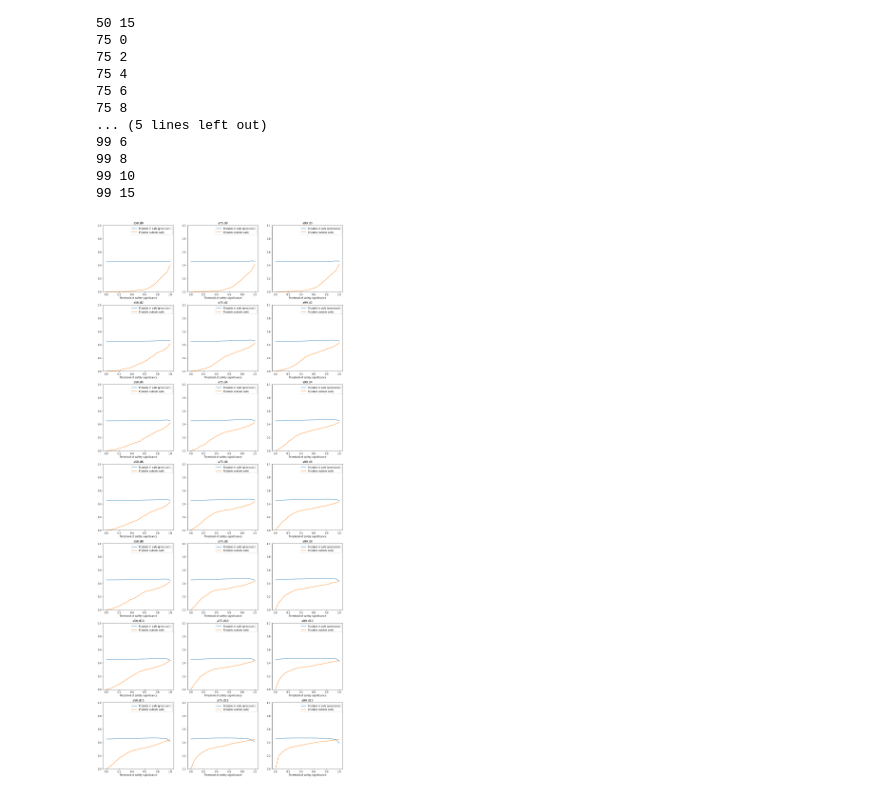
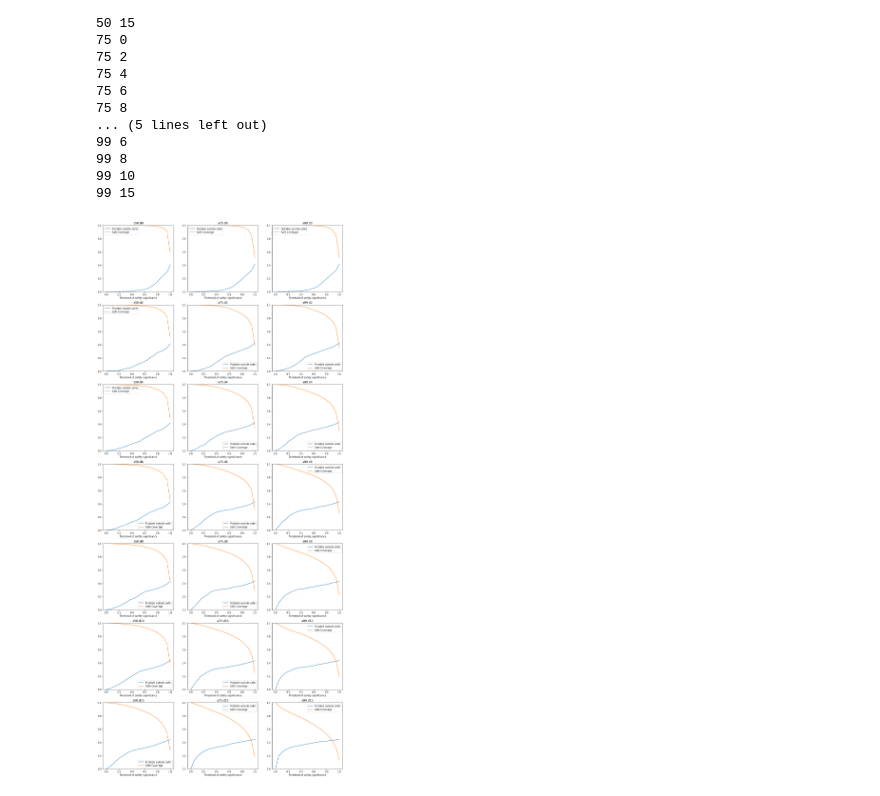
Before and after one commit to algbio/alignment-safety, a Jupyter notebook: pipeline/analysis/stat_windows.ipynb, the cells around one changed output. Drawn from its saved outputs; the diff is of its cells as text; code cells hidden in the pictures.

Commit message:
safe coverage plotted

```diff
--- a/pipeline/analysis/stat_windows.ipynb
+++ b/pipeline/analysis/stat_windows.ipynb
@@ -86,6 +86,12 @@ class RepSequence():
         if safes == 0:
             return 0
         return stables_in_safe * 1.0 / safes
+
+    def safe_coverage(self, th):
+        safes = 0
+        for i in range(len(self.sequence)):
+            safes += self.is_safe(i, th)
+        return safes * 1.0 / len(self.sequence)
 
     def p_stable_out_safe(self, th):
         not_safes = 0
@@ -150,29 +156,34 @@ groups = get_all_clusters("./../out/sprot_filtered.20.multi-step", alphas, delta
 # %%
 def plot_loss(groups, alphas, deltas):
     fig, ax = plt.subplots(nrows=len(deltas), ncols=len(alphas), figsize=(6*len(alphas), 6*len(deltas)))
     for j, d in enumerate(deltas):
         for i, a in enumerate(alphas):
             x = np.linspace(0, 1, 20)
             p_safe_in_stable = []
             p_safe_out_stable = []
+            safe_coverages = []
             for th in x:
                 p_in = 0.0
                 p_out = 0.0
+                safe = 0.0
                 for rep in groups[(a, d)]:
                     p_in += rep.p_stable_in_safe(th)
                     p_out += rep.p_stable_out_safe(th)
+                    safe += rep.safe_coverage(th)
 
                 p_safe_in_stable.append(p_in/len(groups[(a,d)]))
                 p_safe_out_stable.append(p_out/len(groups[(a,d)]))
+                safe_coverages.append(safe/len(groups[(a,d)]))
 
-            ax[j][i].plot(x, p_safe_in_stable, label="P(stable in safe (or precision))")
+            # ax[j][i].plot(x, p_safe_in_stable, label="P(stable in safe (or precision))")
             ax[j][i].plot(x, p_safe_out_stable, label="P(stable outside safe)")
+            ax[j][i].plot(x, safe_coverages, label="Safe Coverage")
             ax[j][i].set_title(f"a{a}.d{d}")
             ax[j][i].set_ylim([0,1])
             ax[j][i].set_xlabel("Threshold of safety significance")
             ax[j][i].legend()
     plt.show()
 
 plot_loss(groups, alphas, deltas)
 # %% [output]
-[figure, old version]
+[figure, new version]
```
